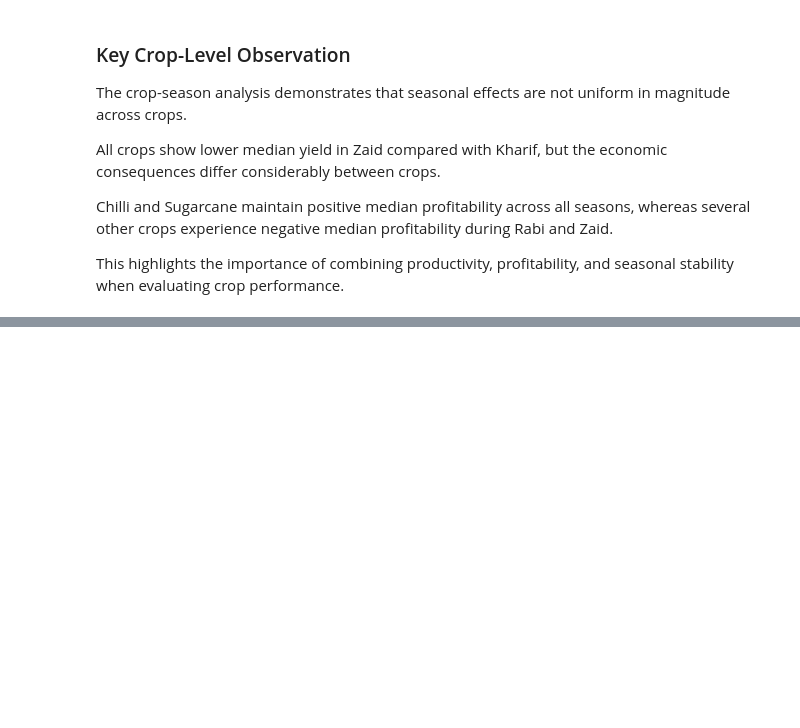
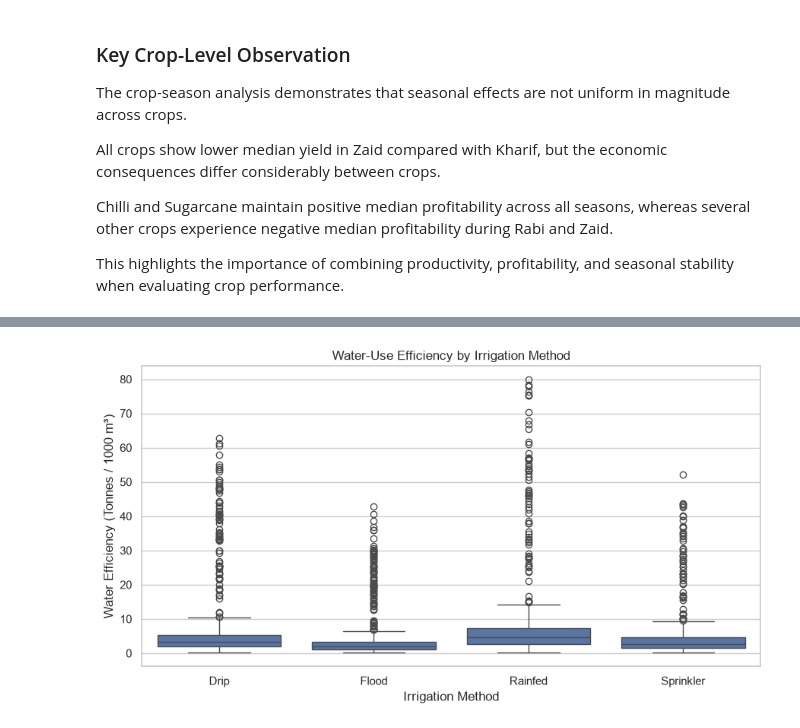
Before and after one commit to TharunPranav2007/Seasonal-Agriculture-Performance-Analysis, a Jupyter notebook: notebooks/seasonal_agriculture_analysis.ipynb, the cells around one changed output, grey strips where cells are left out. Saved outputs shown, nothing was run; the diff lists cells and outputs as text; code cells hidden in the pictures; blank space fills up the shorter version.

```diff
--- a/notebooks/seasonal_agriculture_analysis.ipynb
+++ b/notebooks/seasonal_agriculture_analysis.ipynb
@@ -1574,0 +1809,17 @@ This highlights the importance of combining productivity, profitability, and sea
+# %%
+plt.figure(figsize=(9, 5))
+
+sns.boxplot(
+    data=df_clean,
+    x="Irrigation_Method",
+    y="Water_Efficiency_t_per_1000m3"
+)
+
+plt.title("Water-Use Efficiency by Irrigation Method")
+plt.xlabel("Irrigation Method")
+plt.ylabel("Water Efficiency (Tonnes / 1000 m³)")
+
+plt.tight_layout()
+plt.show()
+# %% [output]
+[figure, added]
```
Also changed, not shown: parts of 29 cells of this notebook.
